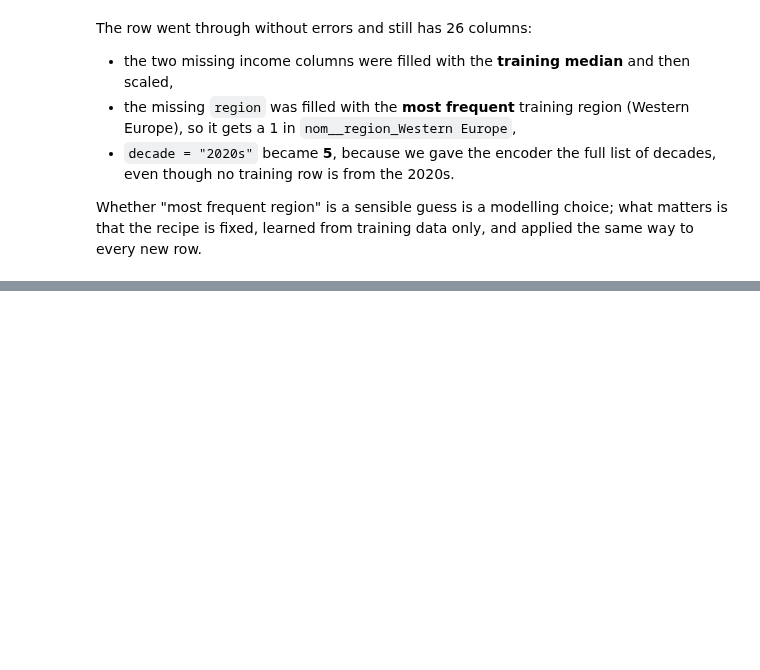
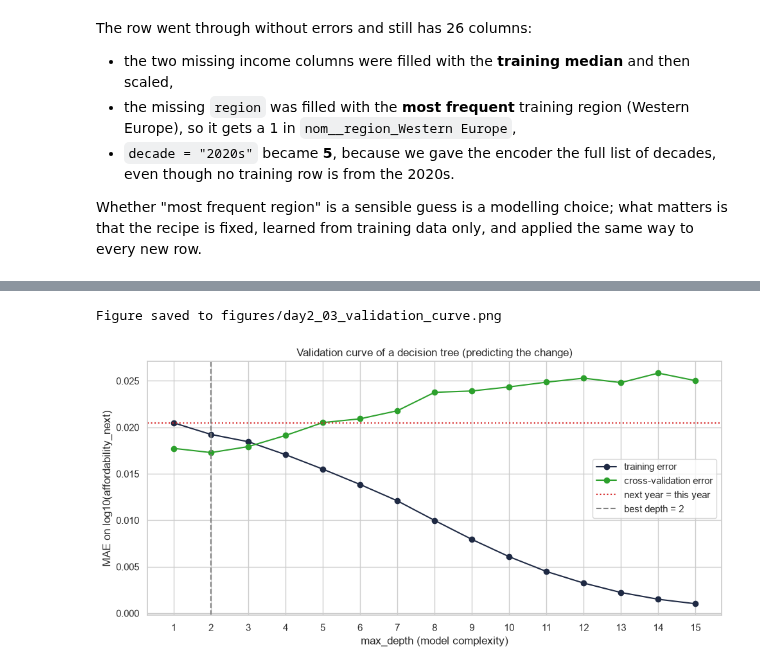
Before and after one commit to iaac-maai/Group8-day1-assignment, a Jupyter notebook: notebook/Day2_models.ipynb, the cells around one changed output, grey strips where cells are left out. Drawn from its saved outputs; the diff is of its cells as text; code cells hidden in the pictures; blank space fills up the shorter version.

```diff
--- a/notebook/Day2_models.ipynb
+++ b/notebook/Day2_models.ipynb
@@ -1129,0 +1597,30 @@ Whether "most frequent region" is a sensible guess is a modelling choice; what m
+# %%
+from sklearn.model_selection import validation_curve
+
+depths = np.arange(1, 16)
+train_scores, cv_scores = validation_curve(
+    ChangeRegressor(affordability_pipeline(DecisionTreeRegressor(random_state=RANDOM_STATE), scale=False)),
+    X_raw_train, y_train,
+    param_name="estimator__model__max_depth",   # step names + "__" + parameter name
+    param_range=depths,
+    cv=time_folds, scoring="neg_mean_absolute_error", n_jobs=-1,
+)
+train_mae, cv_mae = -train_scores.mean(axis=1), -cv_scores.mean(axis=1)
+best_tree_depth = depths[cv_mae.argmin()]
+
+fig, ax = plt.subplots(figsize=(10, 5))
+ax.plot(depths, train_mae, marker="o", color="#1f2a44", label="training error")
+ax.plot(depths, cv_mae, marker="o", color="tab:green", label="cross-validation error")
+ax.axhline(persistence_mae, color="tab:red", linestyle=":", label="next year = this year")
+ax.axvline(best_tree_depth, color="grey", linestyle="--", label=f"best depth = {best_tree_depth}")
+ax.set_title("Validation curve of a decision tree (predicting the change)")
+ax.set_xlabel("max_depth (model complexity)")
+ax.set_ylabel("MAE on log10(affordability_next)")
+ax.set_xticks(depths)
+ax.legend()
+plt.tight_layout()
+save_fig("03_validation_curve")
+plt.show()
+# %% [output]
+Figure saved to figures/day2_03_validation_curve.png
+[figure, added]
```
Also changed, not shown: parts of 74 cells of this notebook, 10 other files.
